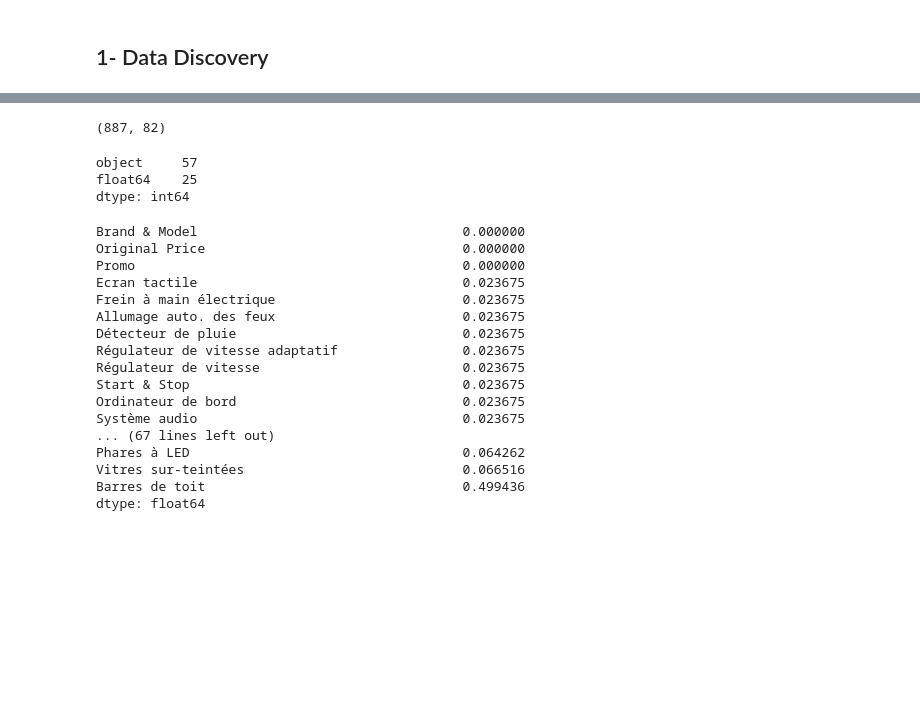
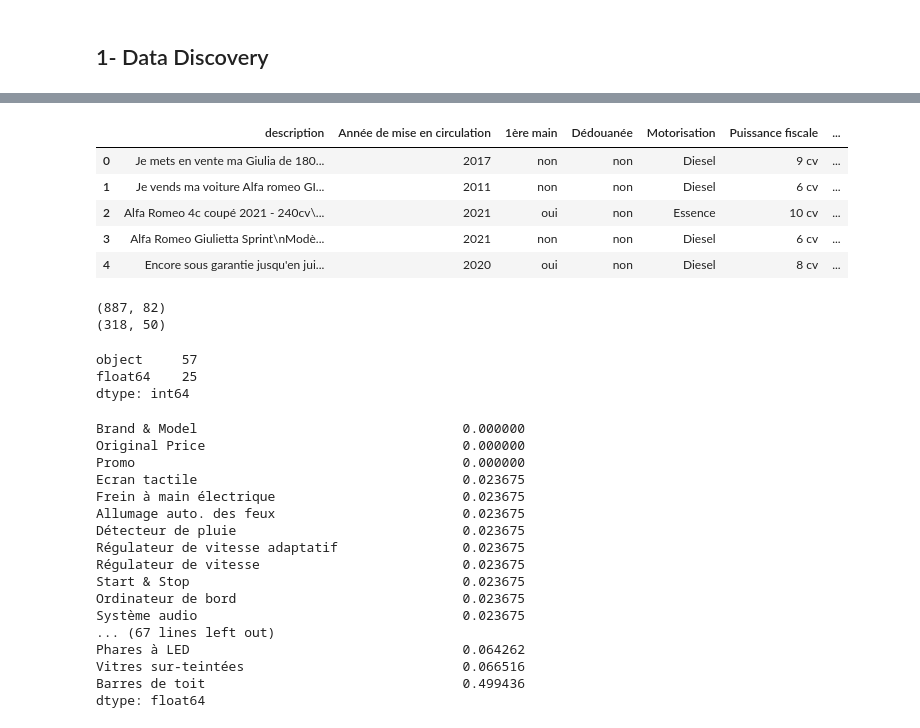
Before and after one commit to Heisenberghj7/Cars-Recommendation, a Jupyter notebook: data_cleaning.ipynb, the cells around one changed output, grey strips where cells are left out. Cells and saved outputs as stored; diff of their text form; code cells hidden in the pictures; blank space fills up the shorter version.

Commit message:
Data Cleaning

```diff
--- a/data_cleaning.ipynb
+++ b/data_cleaning.ipynb
@@ -3,6 +3,6 @@
 # %%
 import pandas as pd
 # %%
-pd.set_option('display.max_row', 111)
+pd.set_option('display.max_row', 82)
 pd.set_option('display.max_column', 82)
 # %%
@@ -15,8 +15,20 @@ df.head()
 | 2 | ALFA ROMEO Giulia\n2.9 V6 510 AT8... | 1.008.000 DH * promo | 918.000 DH * | 2.9 V6 510 AT8 | Essence | 6 cylindres en V | 2.891 cm³ | 17 cv | ... |
 | 3 | ALFA ROMEO Tonale\n1.6 Diesel 130... | 389.000 DH * * Prix public | Nan | 1.6 Diesel 130 TCT6 | Diesel | 4 cylindres | 1.598 cm³ | 8 cv | ... |
 | 4 | ALFA ROMEO Tonale\n1.6 Diesel 130... | 429.000 DH * * Prix public | Nan | 1.6 Diesel 130 TCT6 | Diesel | 4 cylindres | 1.598 cm³ | 8 cv | ... |
+# %%
+Used_Cars=pd.read_csv("Used_Cars_Data.csv")
+Used_Cars.head()
+# %% [output]
+|  | description | Année de mise en circulation | 1ère main | Dédouanée | Motorisation | Puissance fiscale | ... |
+| 0 | Je mets en vente ma Giulia de 180... | 2017 | non | non | Diesel | 9 cv | ... |
+| 1 | Je vends ma voiture Alfa romeo GI... | 2011 | non | non | Diesel | 6 cv | ... |
+| 2 | Alfa Romeo 4c coupé 2021 - 240cv\... | 2021 | oui | non | Essence | 10 cv | ... |
+| 3 | Alfa Romeo Giulietta Sprint\nModè... | 2021 | non | non | Diesel | 6 cv | ... |
+| 4 | Encore sous garantie jusqu'en jui... | 2020 | oui | non | Diesel | 8 cv | ... |
 # %%
-df.shape
+print(New_Cars.shape)
+print(Used_Cars.shape)
 # %% [output]
 (887, 82)
+(318, 50)
 # %%
```
Also changed, not shown: parts of 17 cells of this notebook, 2 other files.
